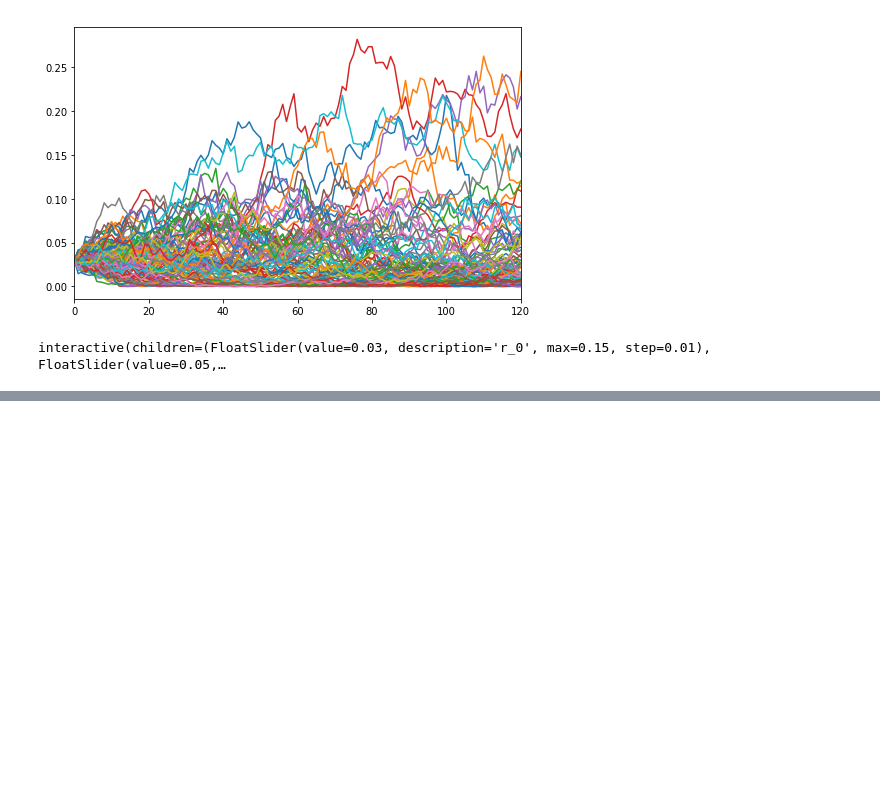
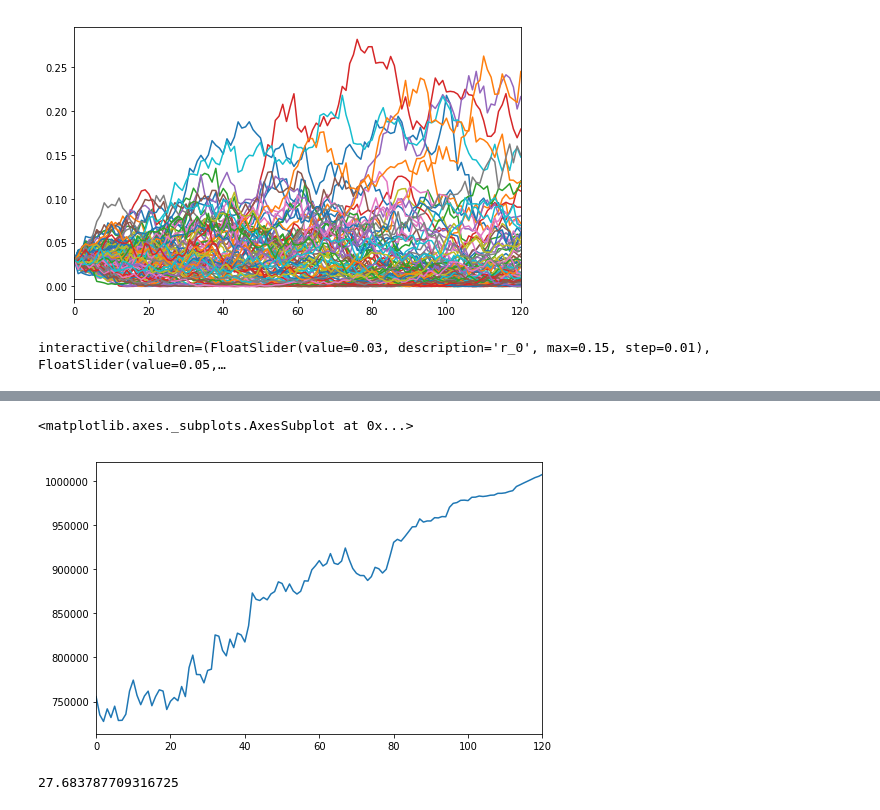
Before and after one commit to allaccountstaken/risk_toolkit, a Jupyter notebook: cir.ipynb, the cells around one changed output, grey strips where cells are left out. Saved outputs shown, nothing was run; the diff lists cells and outputs as text; code cells hidden in the pictures; blank space fills up the shorter version.

```diff
--- a/cir.ipynb
+++ b/cir.ipynb
@@ -73,0 +73,4 @@ NameError: name 'bond_prices' is not defined
+# %%
+liabilities = bond_prices
+zcbond_10 = pd.Series(data=[1], index=[10])
+zc_0 = rk.pv(zcbond_10, r=0.03)
@@ -73,0 +95,10 @@ NameError: name 'bond_prices' is not defined
+# %%
+av_zc_bonds.plot(legend=False, figsize=(8, 5))
+# %% [output]
+<matplotlib.axes._subplots.AxesSubplot at 0x...>
+[figure, added]
+# %%
+#rk.discount(30, 0.01)
+50* 1.03**(-20)
+# %% [output]
+27.683787709316725
```
Also changed, not shown: parts of 7 cells of this notebook, 1 other file.
